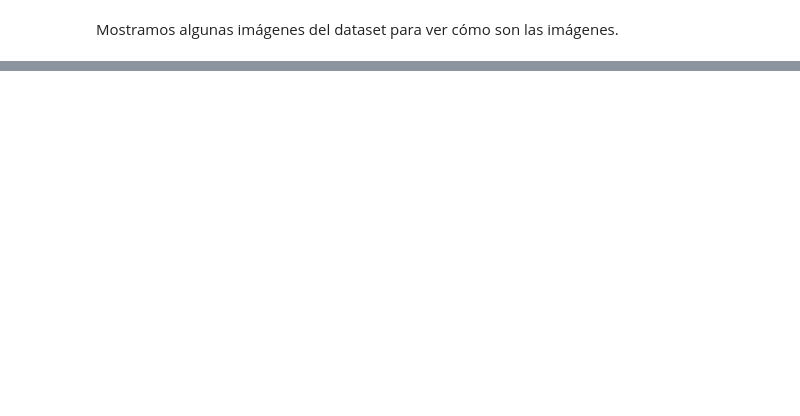
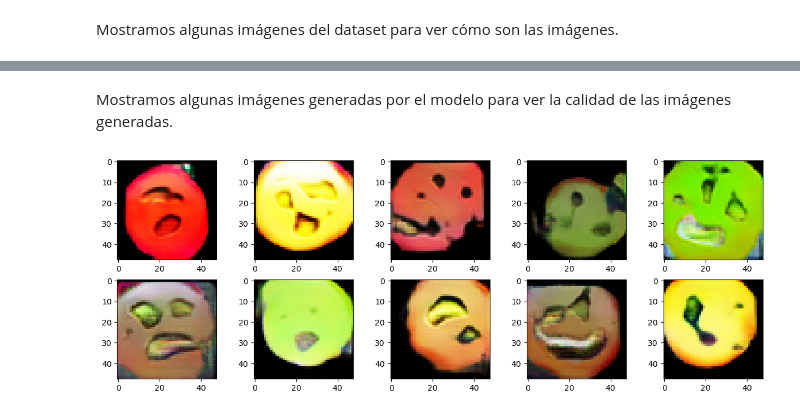
Before and after one commit to marcanii/SIS421---2-23, a Jupyter notebook: Evaluations/1erParcial/02_dcgans.ipynb, the cells around one changed output, grey strips where cells are left out. Saved outputs shown, nothing was run; the diff lists cells and outputs as text; code cells hidden in the pictures; blank space fills up the shorter version.

```diff
--- a/Evaluations/1erParcial/02_dcgans.ipynb
+++ b/Evaluations/1erParcial/02_dcgans.ipynb
@@ -375,0 +279,17 @@ Generator(
+# %% [markdown]
+Mostramos algunas imágenes generadas por el modelo para ver la calidad de las imágenes generadas.
+# %%
+generator2.eval().to(device)
+with torch.no_grad():
+  noise = torch.randn((10, generator2.input_size)).to(device)
+  generated_images = generator2(noise)
+  fig, axs = plt.subplots(2,5,figsize=(15,5))
+  i = 0
+  for ax in axs:
+    for _ax in ax:
+      img = (generated_images[i].view(3,48,48).permute(1,2,0).cpu())*0.5+0.5
+      _ax.imshow(img)
+      i+=1
+  plt.show()
+# %% [output]
+[figure, added]
```
Also changed, not shown: parts of 46 cells of this notebook, 1 other file.
